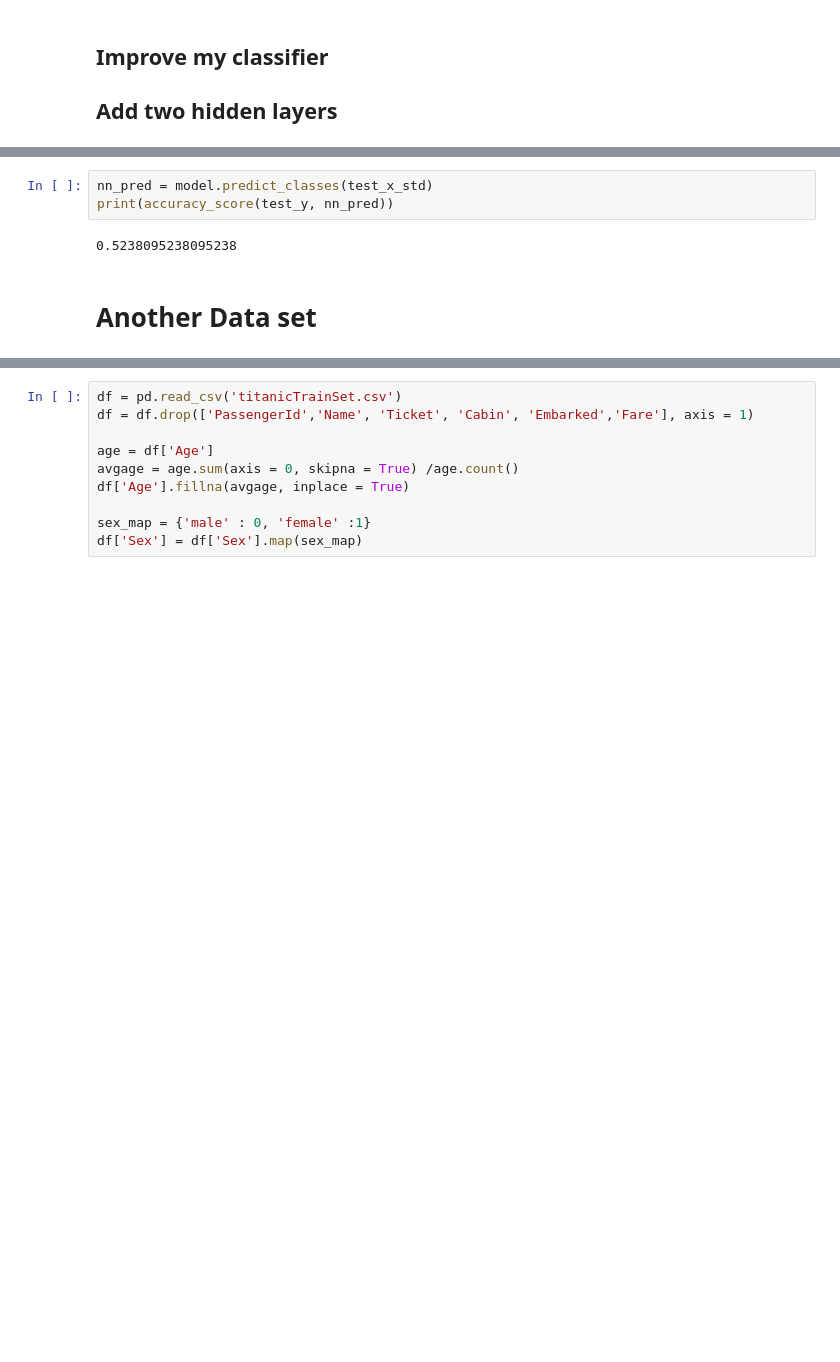
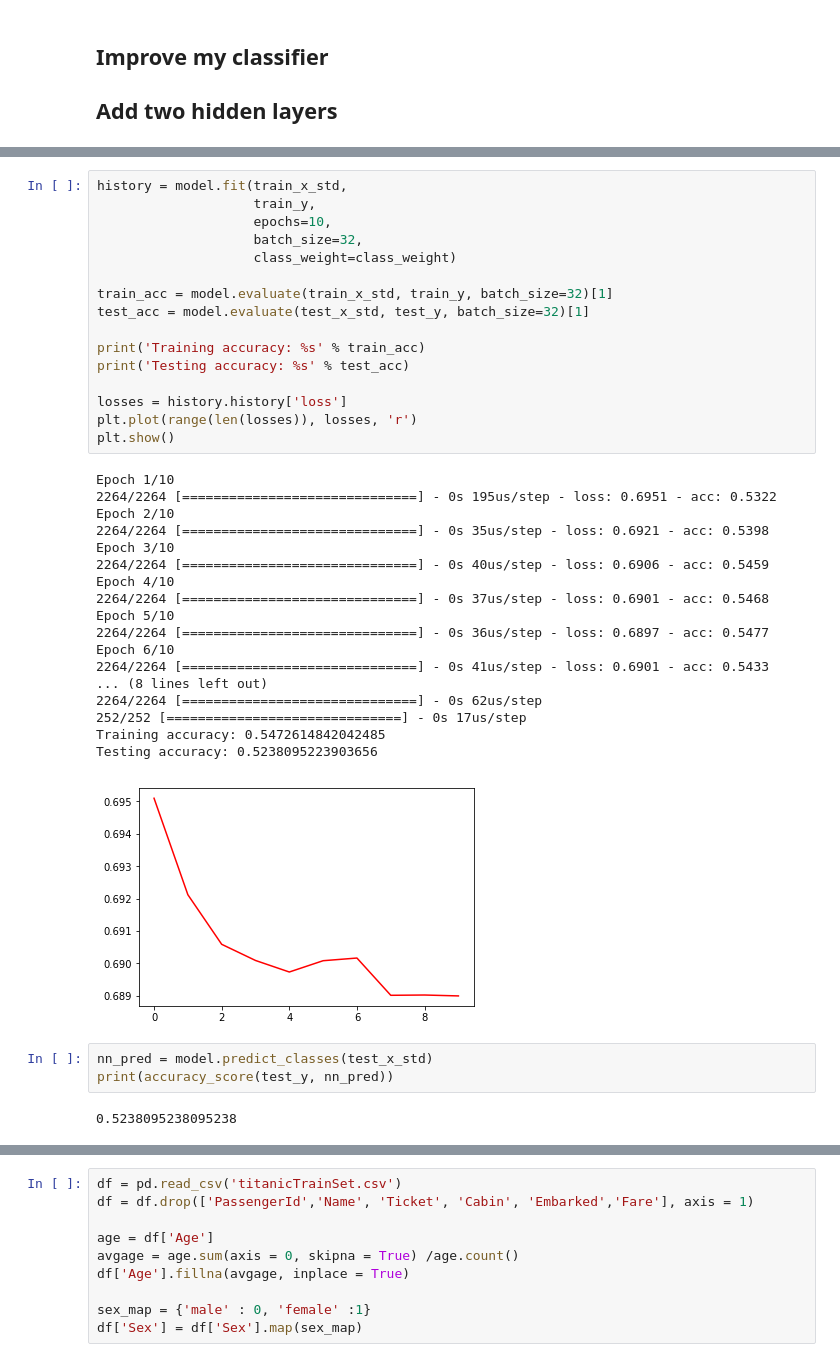
Before and after one commit to BananaChen/FDA, a Jupyter notebook: Hw3/FDA_Hw3.ipynb, the cells around one changed output, grey strips where cells are left out. Cells and saved outputs as stored; diff of their text form; blank space fills up the shorter version.

```diff
--- a/Hw3/FDA_Hw3.ipynb
+++ b/Hw3/FDA_Hw3.ipynb
@@ -244,9 +269,42 @@ Trainable params: 181
 Non-trainable params: 0
 _________________________________________________________________
+# %%
+history = model.fit(train_x_std,
+                    train_y,
+                    epochs=10,
+                    batch_size=32,
+                    class_weight=class_weight)
+
+train_acc = model.evaluate(train_x_std, train_y, batch_size=32)[1]
+test_acc = model.evaluate(test_x_std, test_y, batch_size=32)[1]
+
+print('Training accuracy: %s' % train_acc)
+print('Testing accuracy: %s' % test_acc)
+
+losses = history.history['loss']
+plt.plot(range(len(losses)), losses, 'r')
+plt.show()
+# %% [output]
+Epoch 1/10
+2264/2264 [==============================] - 0s 195us/step - loss: 0.6951 - acc: 0.5322
+Epoch 2/10
+2264/2264 [==============================] - 0s 35us/step - loss: 0.6921 - acc: 0.5398
+Epoch 3/10
+2264/2264 [==============================] - 0s 40us/step - loss: 0.6906 - acc: 0.5459
+Epoch 4/10
+2264/2264 [==============================] - 0s 37us/step - loss: 0.6901 - acc: 0.5468
+Epoch 5/10
+2264/2264 [==============================] - 0s 36us/step - loss: 0.6897 - acc: 0.5477
+Epoch 6/10
+2264/2264 [==============================] - 0s 41us/step - loss: 0.6901 - acc: 0.5433
+... (8 lines left out)
+2264/2264 [==============================] - 0s 62us/step
+252/252 [==============================] - 0s 17us/step
+Training accuracy: 0.5472614842042485
+Testing accuracy: 0.5238095223903656
+[figure, added]
 # %%
 nn_pred = model.predict_classes(test_x_std)
 print(accuracy_score(test_y, nn_pred))
 # %% [output]
 0.5238095238095238
-# %% [markdown]
-# Another Data set
```
Also changed, not shown: parts of 25 cells of this notebook.
